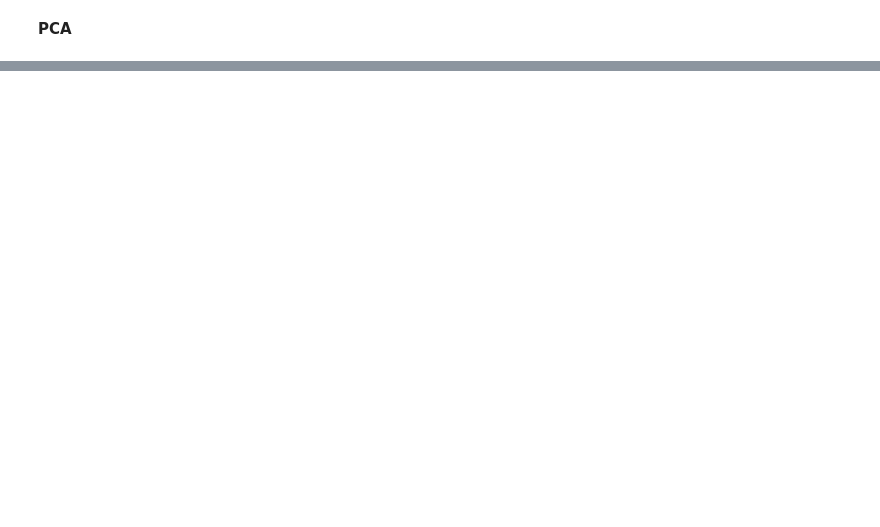
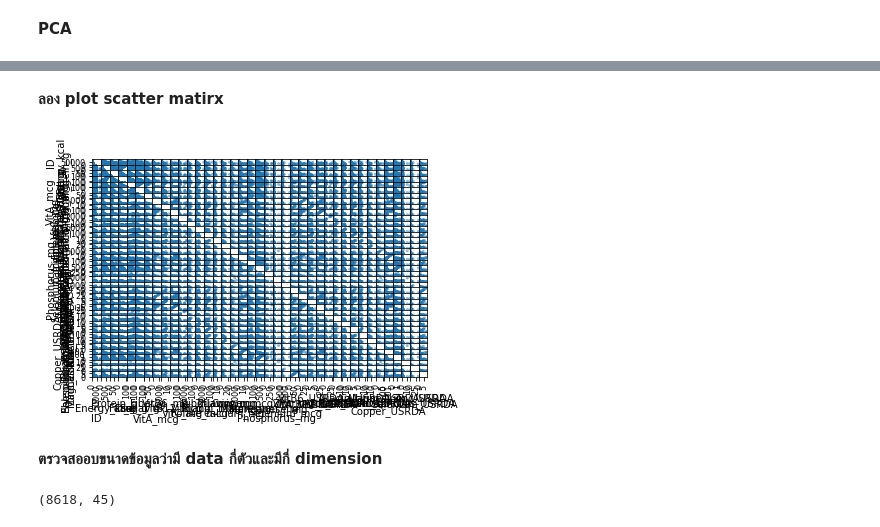
Before and after one commit to ThanikPimpiban/mulitivariate, a Jupyter notebook: Chapter3_PCA.ipynb, the cells around one changed output, grey strips where cells are left out. Saved outputs shown, nothing was run; the diff lists cells and outputs as text; code cells hidden in the pictures; blank space fills up the shorter version.

```diff
--- a/Chapter3_PCA.ipynb
+++ b/Chapter3_PCA.ipynb
@@ -270,0 +273,3 @@ pca = PCA(n_components=2)
+# %%
+ex1 = pd.read_csv('/content/nndb_flat.csv')
+ex1
@@ -270,0 +290,12 @@ pca = PCA(n_components=2)
+# %% [markdown]
+**ลอง plot scatter matirx**
+# %%
+pd.plotting.scatter_matrix(ex1);
+# %% [output]
+[figure, added]
+# %% [markdown]
+**ตรวจสออบขนาดข้อมูลว่ามี data กี่ตัวและมีกี่ dimension**
+# %%
+ex1.shape
+# %% [output]
+(8618, 45)
```
Also changed, not shown: parts of 23 cells of this notebook.
